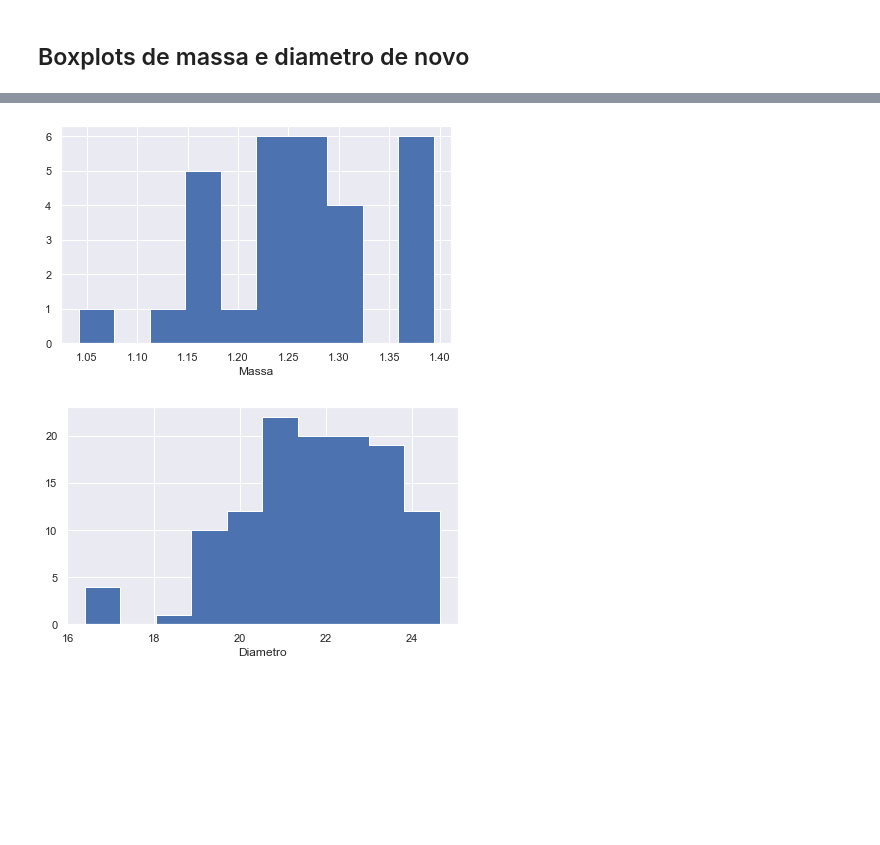
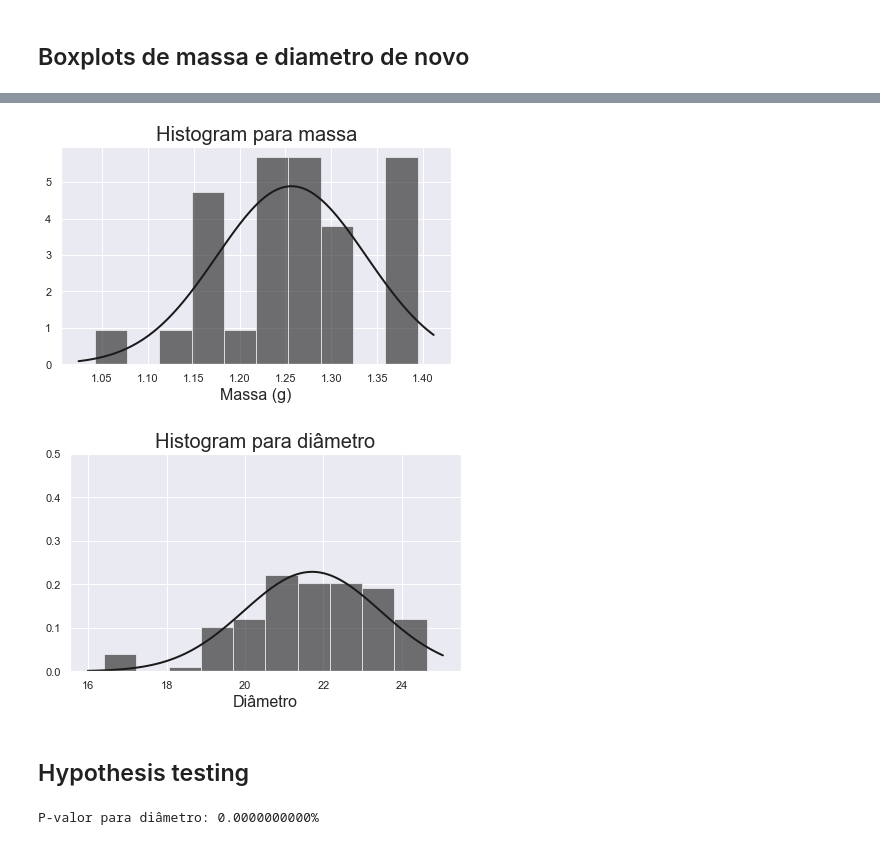
Before and after one commit to LucasHattoriCosta/Poli, a Jupyter notebook: Qualidade/L2/L2.ipynb, the cells around one changed output, grey strips where cells are left out. Cells and saved outputs as stored; diff of their text form; code cells hidden in the pictures; blank space fills up the shorter version.

```diff
--- a/Qualidade/L2/L2.ipynb
+++ b/Qualidade/L2/L2.ipynb
@@ -210,22 +241,46 @@ plt.savefig('boxplot_diametro.png', dpi=500)
-# %%
-plt.figure(figsize=(7, 4))
-sns.set_style("darkgrid")
-
-plt.hist(massa['m'], histtype = 'stepfilled')
-plt.xlabel('Massa')
-plt.savefig('hist_massa.png', dpi=500)
-plt.show()
-
-plt.figure(figsize=(7, 4))
-sns.set_style("darkgrid")
-
-plt.hist(diam['diam'], histtype = 'stepfilled')
-plt.xlabel('Diametro')
-plt.savefig('hist_diametro.png', dpi=500)
-plt.show()
-# %% [output]
-[figure, removed]
-[figure, removed]
+# %%
+plt.figure(figsize=(7, 4))
+sns.set_style("darkgrid")
+
+# plt.hist(scaled_df['diam'], histtype = 'stepfilled')
+plt.hist(massa['m'], bins=10, density=True, alpha=0.6, color = 'k')
+# Plot the PDF.
+xmin, xmax = plt.xlim()
+# plt.ylim(top=0.5)
+x = np.linspace(xmin, xmax, 100)
+mu, std = stats.norm.fit(massa['m'])
+p = stats.norm.pdf(x, mu, std)
+plt.plot(x, p, 'k', linewidth=2)
+
+
+
+plt.title('Histogram para massa', fontsize = 20)
+plt.xlabel('Massa (g)', fontsize = 16)
+plt.savefig('./figures/hist_massa.png', dpi=500)
+plt.show()
+
+plt.figure(figsize=(7, 4))
+sns.set_style("darkgrid")
+
+
+# plt.hist(scaled_df['diam'], histtype = 'stepfilled')
+plt.hist(diam['diam'], bins=10, density=True, alpha=0.6, color = 'k')
+# Plot the PDF.
+xmin, xmax = plt.xlim()
+plt.ylim(top=0.5)
+x = np.linspace(xmin, xmax, 100)
+mu, std = stats.norm.fit(diam)
+p = stats.norm.pdf(x, mu, std)
+plt.plot(x, p, 'k', linewidth=2)
+
+
+plt.title('Histogram para diâmetro', fontsize = 20)
+plt.xlabel('Diâmetro', fontsize = 16)
+plt.savefig('./figures/hist_diametro.png', dpi=500)
+plt.show()
+# %% [output]
+[figure, added]
+[figure, added]
 # %%
 def mean_confidence_interval(data, confidence=0.95):
 #     print(data)
@@ -241,0 +297,8 @@ np.savetxt("ci_diam.txt", ci_diam, delimiter=' & ', fmt='%2.2e', newline=' \\\\\
+# %% [markdown]
+## Hypothesis testing
+# %%
+# This is a two-sided test for testing if the sample mean is significantly different from one given mean
+tset, pval = stats.ttest_1samp(diam, 20)
+print('P-valor para diâmetro: '+"{0:.10%}".format(pval[0]))
+# %% [output]
+P-valor para diâmetro: 0.0000000000%
```
Also changed, not shown: parts of 47 cells of this notebook, 42 other files.
